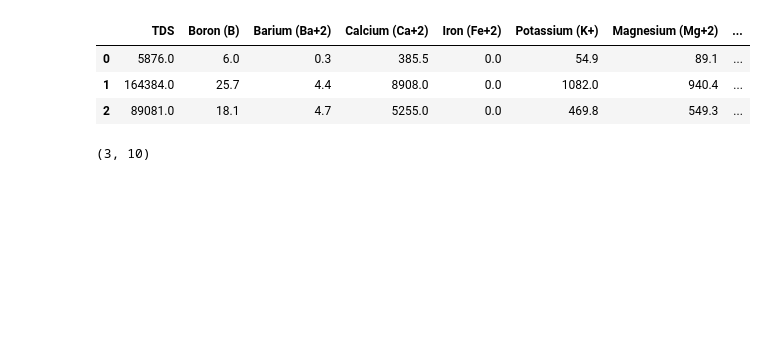
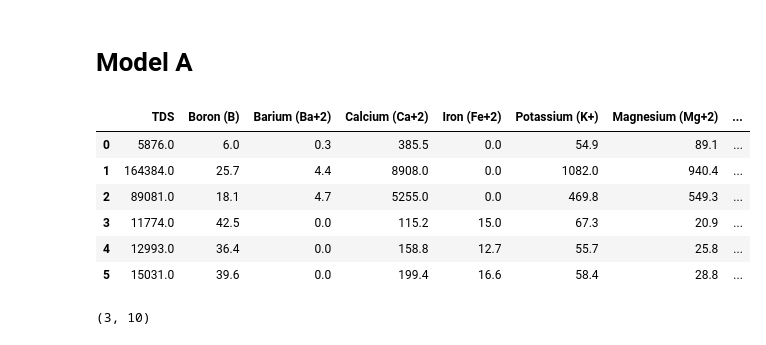
Before and after one commit to carloshurtadop9/PAM-ML-Project, a Jupyter notebook: PAM ML Notebook.ipynb, the cells around one changed output. Drawn from its saved outputs; the diff is of its cells as text; code cells hidden in the pictures; blank space fills up the shorter version.

```diff
--- a/PAM ML Notebook.ipynb
+++ b/PAM ML Notebook.ipynb
@@ -14,5 +14,5 @@ import pandas as pd
 import matplotlib as pt
 import sklearn
 # %%
-master_sheet = pd.read_csv("PAM ML Master Sheet - Hoja 1.csv")
+master_sheet = pd.read_csv("PAM ML Master Sheet.csv")
 # %%
@@ -88,15 +108,20 @@ True              True  True                True  True       True           True
 Name: count, dtype: int64
+# %% [markdown]
+# Model A
 # %%
 from sklearn.linear_model import LinearRegression
 # %%
 model = LinearRegression()
 # %%
-feature_columns =  master_sheet[["TDS", "Boron (B)", "Barium (Ba+2)", "Calcium (Ca+2)",	"Iron (Fe+2)", "Potassium (K+)", "Magnesium (Mg+2)", "Manganese (Mn+2)", "Sodium (Na+)", "Strontium (Sr+2)", "Zinc (Zn+2)", "Fluoride (F⁻)", "Chlorides (Cl-)",	"Nitrite (NO₂⁻)", "Bromide (Br⁻)", "Nitrate (NO₃⁻)", "Phosphate (PO₄³⁻)", "Sulfate (SO4-2)", "Bicarbonates (HCO3-)"]]
+feature_columns =  master_sheet[["TDS", "Boron (B)", "Barium (Ba+2)", "Calcium (Ca+2)",	"Iron (Fe+2)", "Potassium (K+)", "Magnesium (Mg+2)", "Manganese (Mn+2)", "Sodium (Na+)", "Strontium (Sr+2)", "Zinc (Zn+2)", "Fluoride (F⁻)", "Chlorides (Cl-)",	"Nitrite (NO₂⁻)", "Bromide (Br⁻)", "Nitrate (NO₃⁻)", "Phosphate (PO₄³⁻)", "Sulfate (SO4-2)", "Bicarbonates (HCO3-)", "DR (R+)"]]
 # %%
-feature_columns.head()
+feature_columns.head(6)
 # %% [output]
 |  | TDS | Boron (B) | Barium (Ba+2) | Calcium (Ca+2) | Iron (Fe+2) | Potassium (K+) | Magnesium (Mg+2) | ... |
 | 0 | 5876.0 | 6.0 | 0.3 | 385.5 | 0.0 | 54.9 | 89.1 | ... |
 | 1 | 164384.0 | 25.7 | 4.4 | 8908.0 | 0.0 | 1082.0 | 940.4 | ... |
 | 2 | 89081.0 | 18.1 | 4.7 | 5255.0 | 0.0 | 469.8 | 549.3 | ... |
+| 3 | 11774.0 | 42.5 | 0.0 | 115.2 | 15.0 | 67.3 | 20.9 | ... |
+| 4 | 12993.0 | 36.4 | 0.0 | 158.8 | 12.7 | 55.7 | 25.8 | ... |
+| 5 | 15031.0 | 39.6 | 0.0 | 199.4 | 16.6 | 58.4 | 28.8 | ... |
 # %%
```
Also changed, not shown: parts of 17 cells of this notebook, 2 other files.
